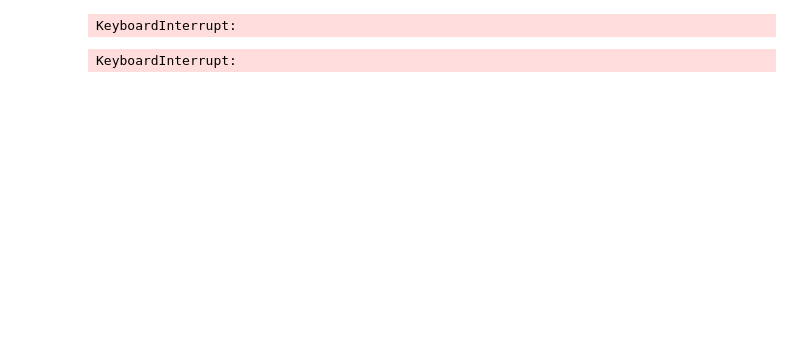
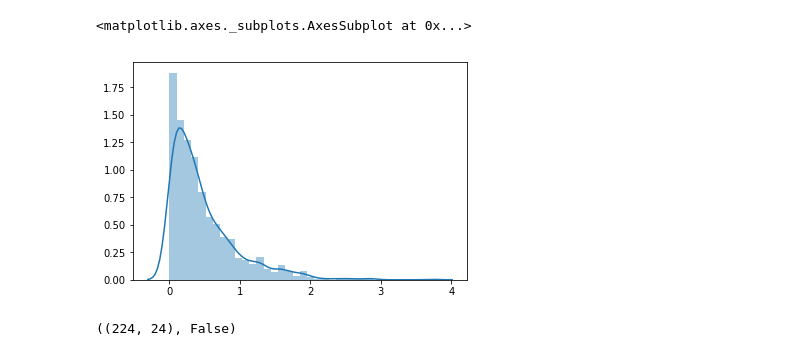
Before and after one commit to jonathanking/protein-transformer, a Jupyter notebook: research/notebooks/191203 How much does RMSE affect DRMSD?.ipynb, the cells around one changed output. Drawn from its saved outputs; the diff is of its cells as text; code cells hidden in the pictures; blank space fills up the shorter version.

```diff
--- a/research/notebooks/191203 How much does RMSE affect DRMSD?.ipynb
+++ b/research/notebooks/191203 How much does RMSE affect DRMSD?.ipynb
@@ -160,0 +145,9 @@ from multiprocessing import Pool
+# %%
+sns.distplot(np.random.exponential(.5, size=1000))
+# %% [output]
+<matplotlib.axes._subplots.AxesSubplot at 0x...>
+[figure, added]
+# %%
+data["train"]["ang"][4].shape, angles_have_missing_res(data["train"]["ang"][4])
+# %% [output]
+((224, 24), False)
@@ -161,18 +161,14 @@ from multiprocessing import Pool
 # %%
-p = Pool(16)
+lim = 35_000
 results = list(tqdm.tqdm(p.imap(work,
-                                 zip(data["train"]["seq"],
-                                     data["train"]["ang"],
-                                     data["train"]["crd"],
-                                     [1]*len(data["train"]["seq"]))
-                               ), total=len(data["train"]["seq"])))
+                                 zip(data["train"]["seq"][:lim],
+                                     data["train"]["ang"][:lim],
+                                     data["train"]["crd"][:lim],
+                                     np.random.exponential(.5, size=len(data["train"]["seq"][:lim])))
+                               ), total=len(data["train"]["seq"][:lim])))
-# %% [output]
-KeyboardInterrupt:
 # %%
 results = p.map(work,
-          zip(data["train"]["seq"],
-              data["train"]["ang"],
-              data["train"]["crd"],
-              [1]*len(data["train"]["seq"])))
+                  zip(data["train"]["seq"][:200],
+                      data["train"]["ang"][:200],
+                      data["train"]["crd"][:200],
+                      np.random.exponential(.5, size=200)))
-# %% [output]
-KeyboardInterrupt:
```
Also changed, not shown: parts of 34 cells of this notebook, 2 other files.
